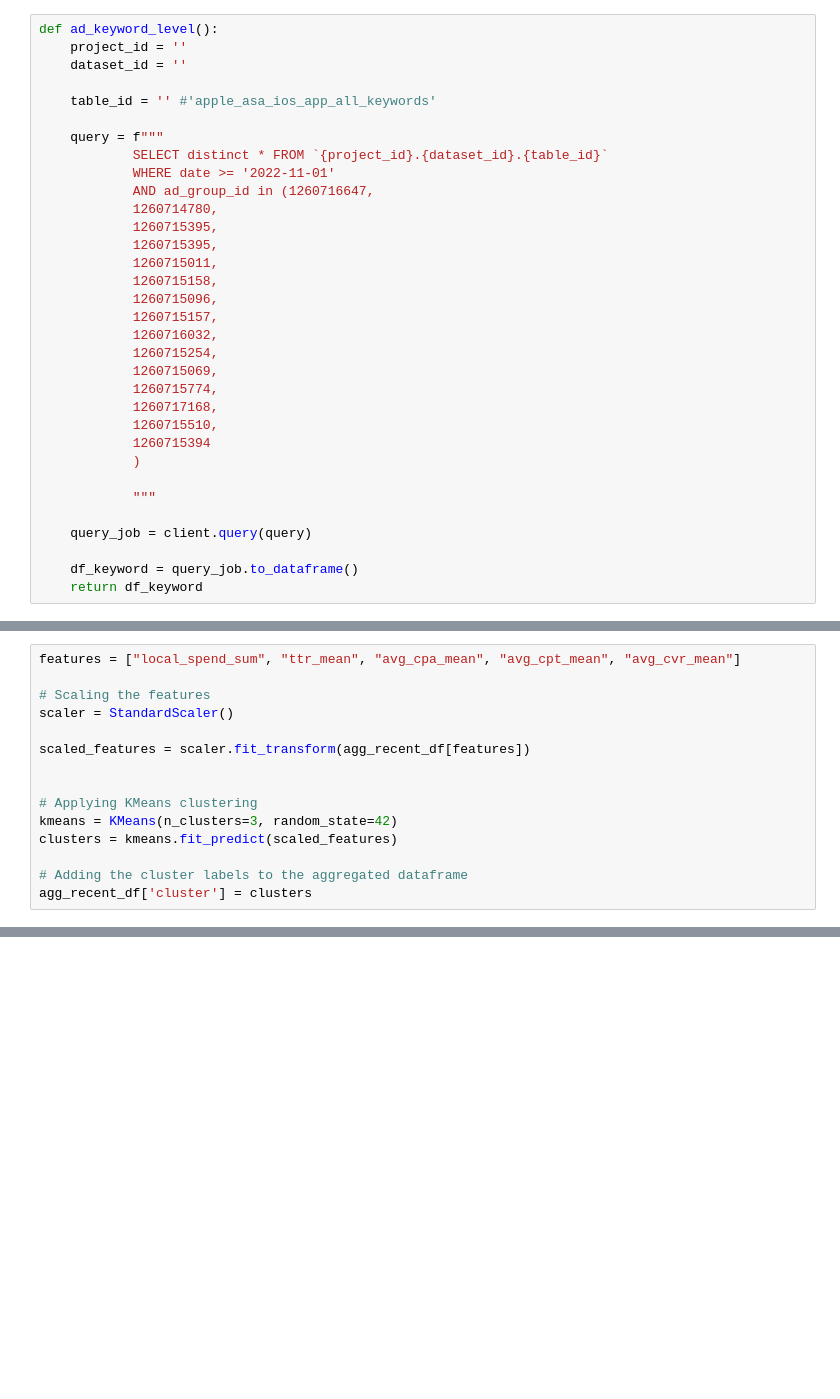
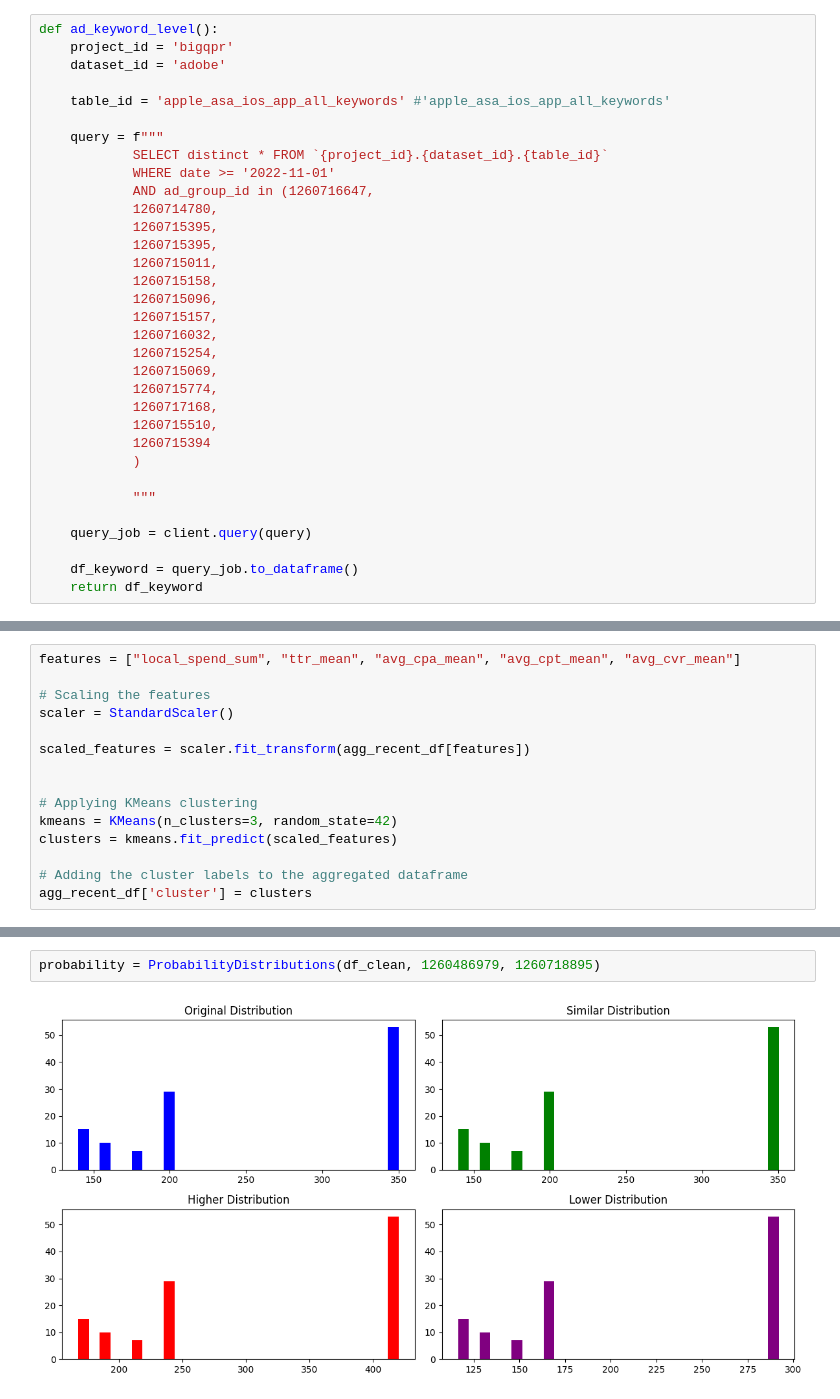
Before and after one commit to moe221/asa_ml_project, a Jupyter notebook: cpa_goals_ml/simulation_interactive/Keyword Analysis - Clustering.ipynb, the cells around one changed output, grey strips where cells are left out. Cells and saved outputs as stored; diff of their text form; blank space fills up the shorter version.

```diff
--- a/cpa_goals_ml/simulation_interactive/Keyword Analysis - Clustering.ipynb
+++ b/cpa_goals_ml/simulation_interactive/Keyword Analysis - Clustering.ipynb
@@ -14,10 +16,10 @@ credentials = service_account.Credentials.from_service_account_file("../certs/bq
 client = bigquery.Client(credentials=credentials, project="bigqpr" )
 # %%
 def ad_keyword_level():
-    project_id = ''
-    dataset_id = ''
+    project_id = 'bigqpr'
+    dataset_id = 'adobe'
 
-    table_id = '' #'apple_asa_ios_app_all_keywords'
+    table_id = 'apple_asa_ios_app_all_keywords' #'apple_asa_ios_app_all_keywords'
 
     query = f"""
             SELECT distinct * FROM `{project_id}.{dataset_id}.{table_id}`
@@ -559,0 +796,4 @@ top_keywords_df.to_csv("top_keywords.csv")
+# %%
+probability = ProbabilityDistributions(df_clean, 1260486979, 1260718895)
+# %% [output]
+[figure, added]
```
Also changed, not shown: parts of 73 cells of this notebook, 10 other files.
